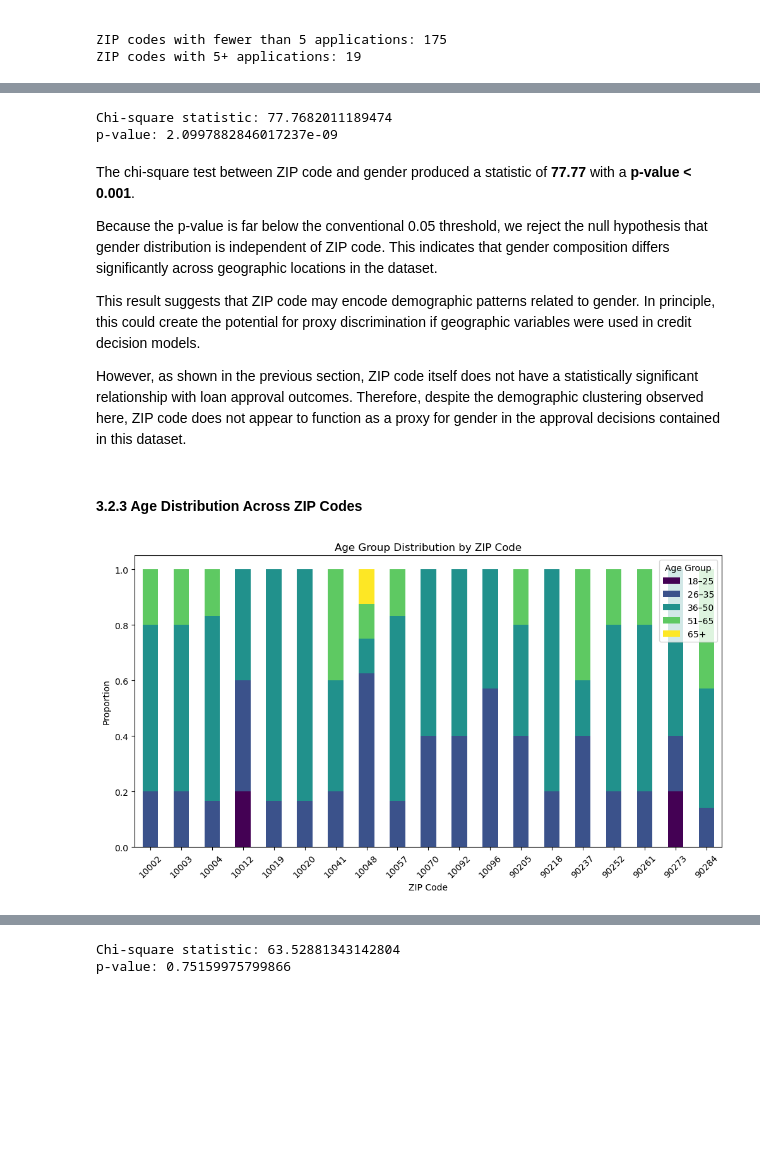
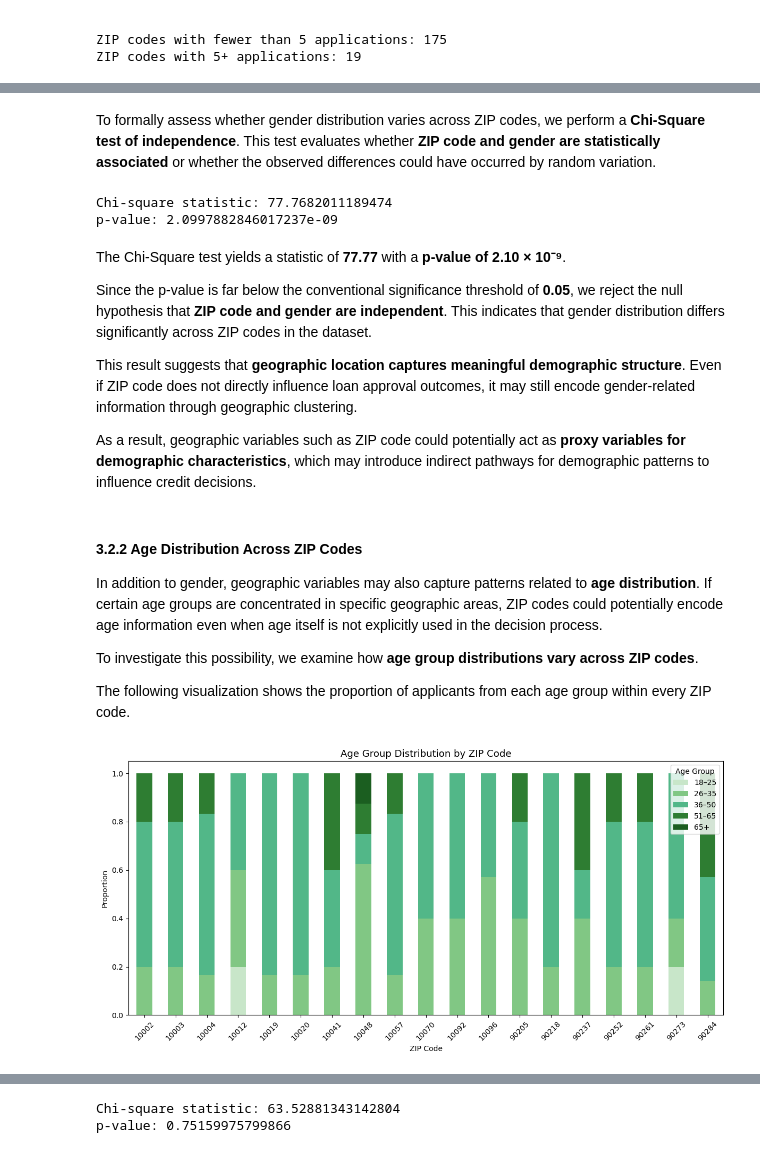
Before and after one commit to Luciamusizzano/dego-project-team1, a Jupyter notebook: notebooks/02-bias-analysis.ipynb, the cells around one changed output, grey strips where cells are left out. Cells and saved outputs as stored; diff of their text form; code cells hidden in the pictures; blank space fills up the shorter version.

```diff
--- a/notebooks/02-bias-analysis.ipynb
+++ b/notebooks/02-bias-analysis.ipynb
@@ -520,3 +578,8 @@ plt.show()
+# %% [markdown]
+To formally assess whether gender distribution varies across ZIP codes,
+we perform a **Chi-Square test of independence**. This test evaluates
+whether **ZIP code and gender are statistically associated** or whether
+the observed differences could have occurred by random variation.
 # %%
 zip_gender_table = pd.crosstab(
     df_zip_filtered['applicant_info.zip_code'],
@@ -531,45 +594,57 @@ print("p-value:", p_zip_gender)
 Chi-square statistic: 77.7682011189474
 p-value: 2.0997882846017237e-09
 # %% [markdown]
-The chi-square test between ZIP code and gender produced a statistic of
-**77.77** with a **p-value < 0.001**.
+The Chi-Square test yields a statistic of **77.77** with a **p-value of
+2.10 × 10⁻⁹**.
 
-Because the p-value is far below the conventional 0.05 threshold, we
-reject the null hypothesis that gender distribution is independent of
-ZIP code. This indicates that gender composition differs significantly
-across geographic locations in the dataset.
+Since the p-value is far below the conventional significance threshold
+of **0.05**, we reject the null hypothesis that **ZIP code and gender
+are independent**. This indicates that gender distribution differs
+significantly across ZIP codes in the dataset.
 
-This result suggests that ZIP code may encode demographic patterns
-related to gender. In principle, this could create the potential for
-proxy discrimination if geographic variables were used in credit
-decision models.
+This result suggests that **geographic location captures meaningful
+demographic structure**. Even if ZIP code does not directly influence
+loan approval outcomes, it may still encode gender-related information
+through geographic clustering.
 
-However, as shown in the previous section, ZIP code itself does not
-have a statistically significant relationship with loan approval
-outcomes. Therefore, despite the demographic clustering observed here,
-ZIP code does not appear to function as a proxy for gender in the
-approval decisions contained in this dataset.
+As a result, geographic variables such as ZIP code could potentially
+act as **proxy variables for demographic characteristics**, which may
+introduce indirect pathways for demographic patterns to influence
+credit decisions.
 # %% [markdown]
-#### 3.2.3 Age Distribution Across ZIP Codes
+#### 3.2.2 Age Distribution Across ZIP Codes
+
+In addition to gender, geographic variables may also capture patterns
+related to **age distribution**. If certain age groups are concentrated
+in specific geographic areas, ZIP codes could potentially encode age
+information even when age itself is not explicitly used in the decision
+process.
+
+To investigate this possibility, we examine how **age group
+distributions vary across ZIP codes**.
+
+The following visualization shows the proportion of applicants from
+each age group within every ZIP code.
 # %%
 age_zip = pd.crosstab(
     df_zip_filtered['applicant_info.zip_code'],
     df_zip_filtered['age_group'],
     normalize='index'
 )
 
 age_zip.plot(
     kind='bar',
     stacked=True,
-    figsize=(12,6),
-    colormap='viridis'
+    figsize=(12, 6),
+    color=["#C8E6C9", "#81C784", "#52B788", "#2E7D32", "#1B5E20"]
 )
 
-plt.title("Age Group Distribution by ZIP Code")
+plt.title("Age Group Distribution by ZIP Code", fontsize=13)
 plt.ylabel("Proportion")
 plt.xlabel("ZIP Code")
 plt.xticks(rotation=45)
 plt.legend(title="Age Group")
+plt.tight_layout()
 plt.show()
 # %% [output]
-[figure, old version]
+[figure, new version]
```
Also changed, not shown: parts of 62 cells of this notebook.
